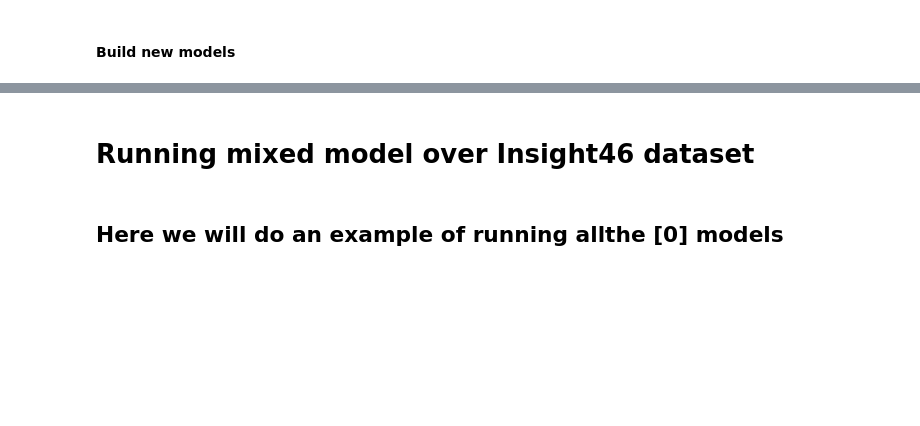
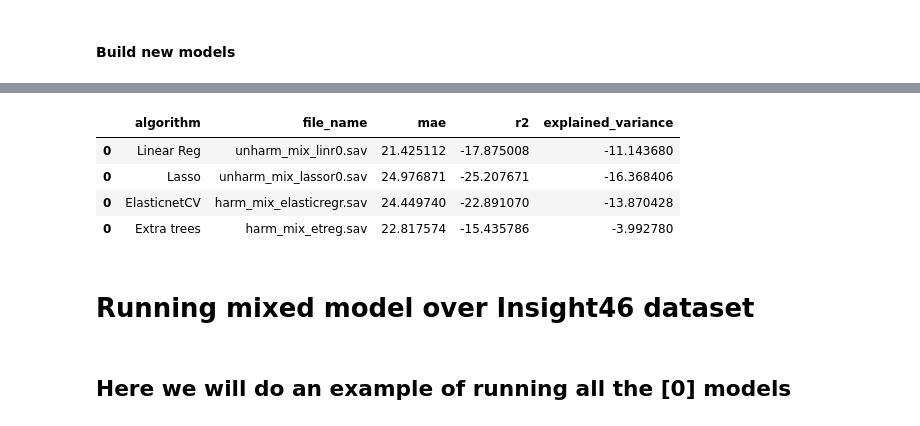
Before and after one commit to brainspinner/cvasl, a Jupyter notebook: extended_harm_paper/ml_experiment3g-plus.ipynb, the cells around one changed output, grey strips where cells are left out. Cells and saved outputs as stored; diff of their text form; code cells hidden in the pictures; blank space fills up the shorter version.

```diff
--- a/extended_harm_paper/ml_experiment3g-plus.ipynb
+++ b/extended_harm_paper/ml_experiment3g-plus.ipynb
@@ -425,8 +748,14 @@ y_frame_etregr_sabre.to_csv('y_frame_etregr_sabre_neuro_harm.csv')
 # %%
-mix_based_neuroharmonized_on_sabre =pd.concat([linr_results_sabre,
+mix_based_combatplusplus_on_sabre =pd.concat([linr_results_sabre,
                    llreg_results_sabre,
                    eregr_results_sabre,
                   etreg_results_sabre],
                   axis=0)
-mix_based_neuroharmonized_on_sabre
+mix_based_combatplusplus_on_sabre
+# %% [output]
+|  | algorithm | file_name | mae | r2 | explained_variance |
+| 0 | Linear Reg | unharm_mix_linr0.sav | 21.425112 | -17.875008 | -11.143680 |
+| 0 | Lasso | unharm_mix_lassor0.sav | 24.976871 | -25.207671 | -16.368406 |
+| 0 | ElasticnetCV | harm_mix_elasticregr.sav | 24.449740 | -22.891070 | -13.870428 |
+| 0 | Extra trees | harm_mix_etreg.sav | 22.817574 | -15.435786 | -3.992780 |
 # %%
@@ -434,7 +763,7 @@ mix_based_neuroharmonized_on_sabre.to_csv('mix_based_neuroharmonized_on_sabre.cs
 # %% [markdown]
 # Running mixed model over Insight46 dataset
 # %% [markdown]
-## Here we will do an example of running allthe [0] models
+## Here we will do an example of running all the [0] models
 # %%
 insight_ml_matrix = Insight46.drop('participant_id', axis=1)
 X_insight = insight_ml_matrix.drop('age', axis =1)
```
Also changed, not shown: parts of 89 cells of this notebook, 5 other files.
